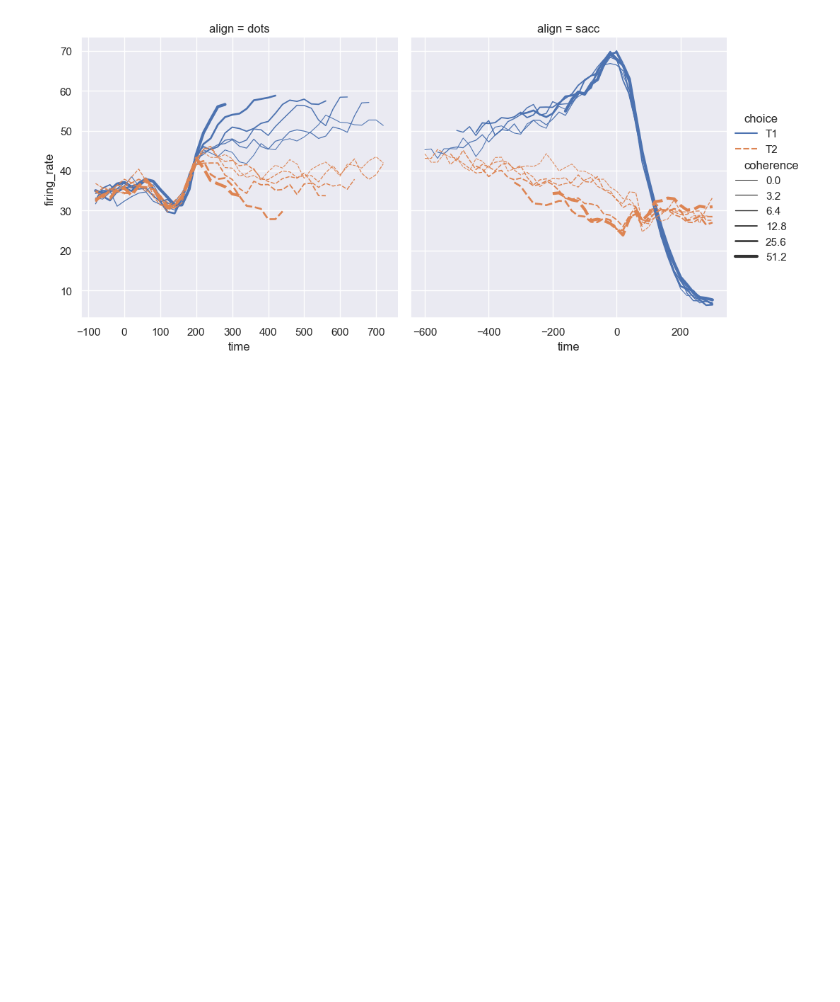
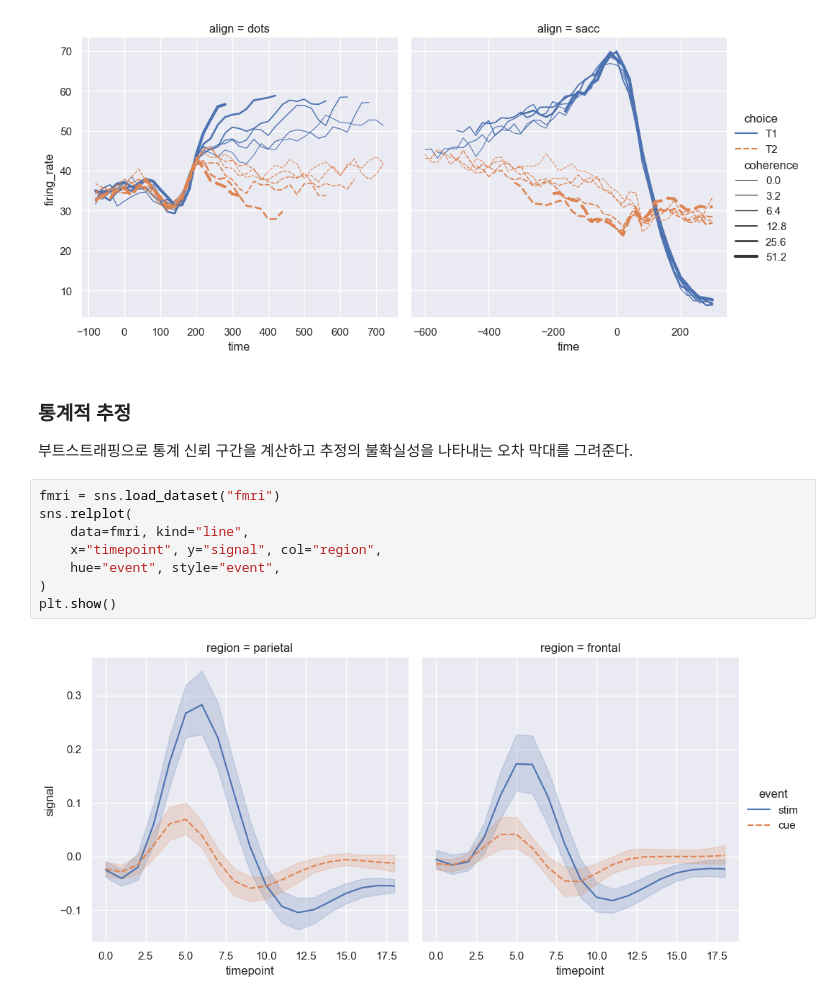
Before and after one commit to stonesteel0606/seaborn_tutorial, a Jupyter notebook: Seaborn_intro.ipynb, the cells around one changed output. Cells and saved outputs as stored; diff of their text form; blank space fills up the shorter version.

```diff
--- a/Seaborn_intro.ipynb
+++ b/Seaborn_intro.ipynb
@@ -68,3 +68,17 @@ sns.relplot(
 plt.show()
 # %% [output]
 [figure]
+# %% [markdown]
+### 통계적 추정
+부트스트래핑으로 통계 신뢰 구간을 계산하고 추정의 불확실성을 나타내는
+오차 막대를 그려준다.
+# %%
+fmri = sns.load_dataset("fmri")
+sns.relplot(
+    data=fmri, kind="line",
+    x="timepoint", y="signal", col="region",
+    hue="event", style="event",
+)
+plt.show()
+# %% [output]
+[figure, added]
```
Also changed, not shown: parts of 3 cells of this notebook.
